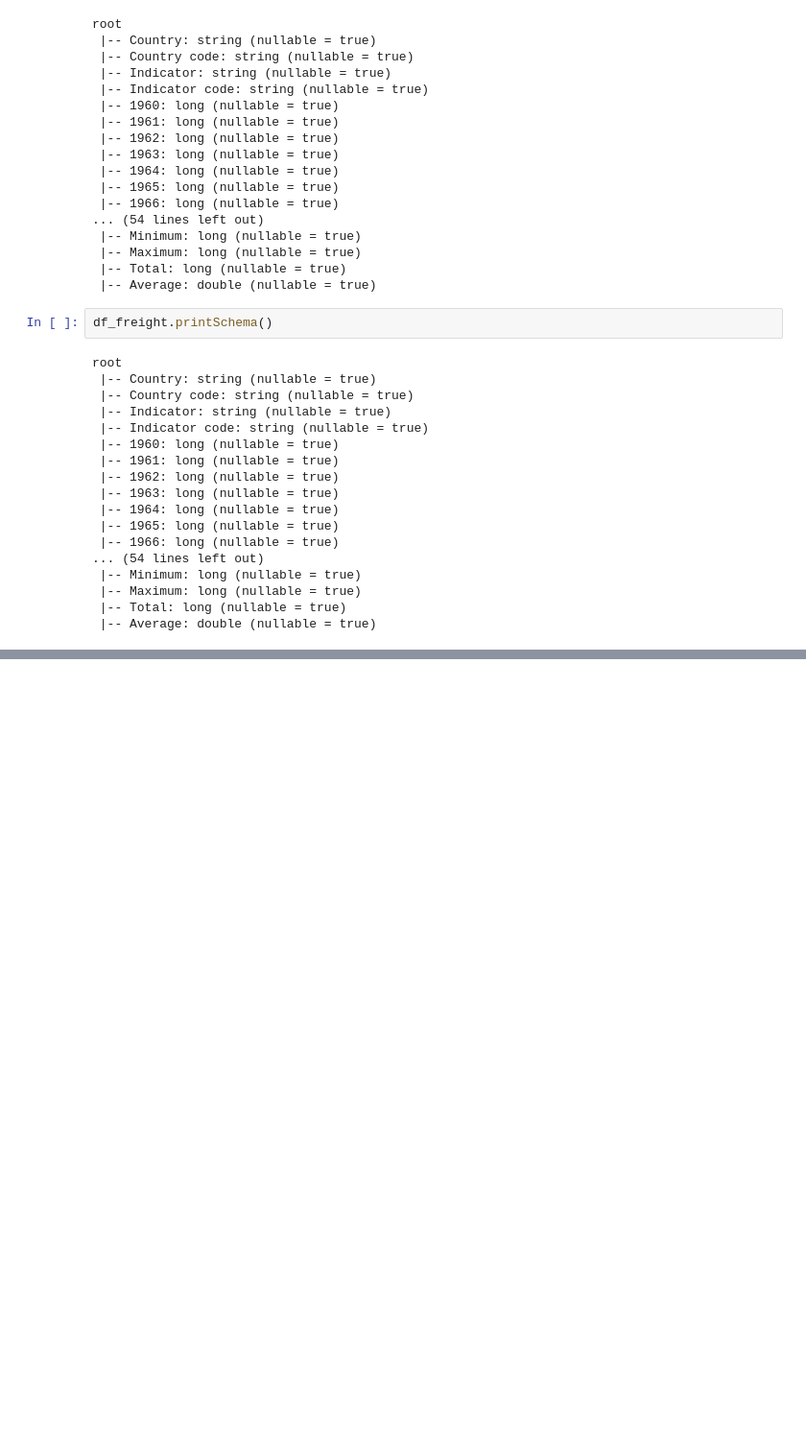
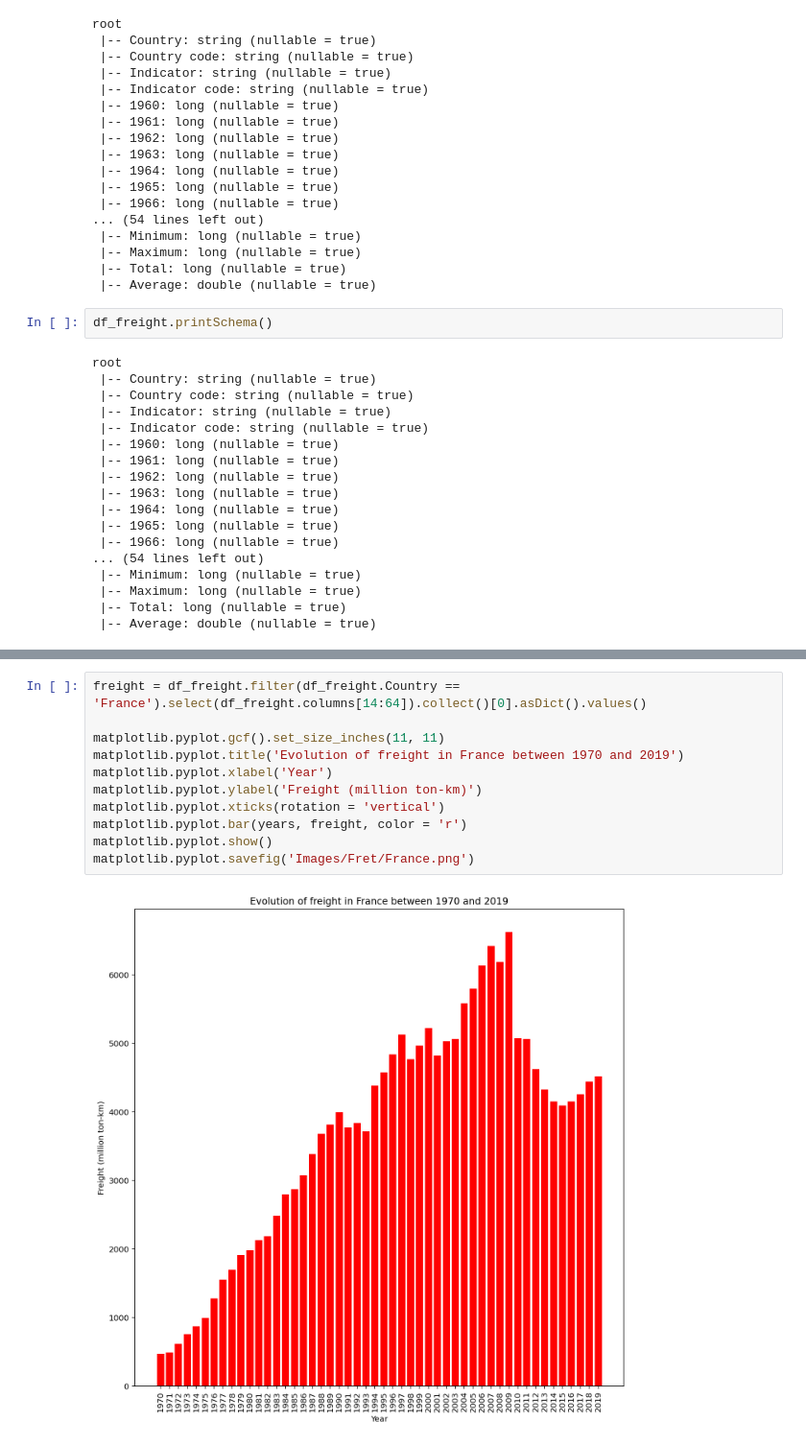
Before and after one commit to TheotimeMacrez/Etude-cas-technique, a Jupyter notebook: Notebook.ipynb, the cells around one changed output, grey strips where cells are left out. Shown at 96% size. Saved outputs shown, nothing was run; the diff lists cells and outputs as text; blank space fills up the shorter version.

```diff
--- a/Notebook.ipynb
+++ b/Notebook.ipynb
@@ -101,0 +130,13 @@ root
+# %%
+freight = df_freight.filter(df_freight.Country == 'France').select(df_freight.columns[14:64]).collect()[0].asDict().values()
+
+matplotlib.pyplot.gcf().set_size_inches(11, 11)
+matplotlib.pyplot.title('Evolution of freight in France between 1970 and 2019')
+matplotlib.pyplot.xlabel('Year')
+matplotlib.pyplot.ylabel('Freight (million ton-km)')
+matplotlib.pyplot.xticks(rotation = 'vertical')
+matplotlib.pyplot.bar(years, freight, color = 'r')
+matplotlib.pyplot.show()
+matplotlib.pyplot.savefig('Images/Fret/France.png')
+# %% [output]
+[figure, added]
```
Also changed, not shown: parts of 14 cells of this notebook, 5 other files.
